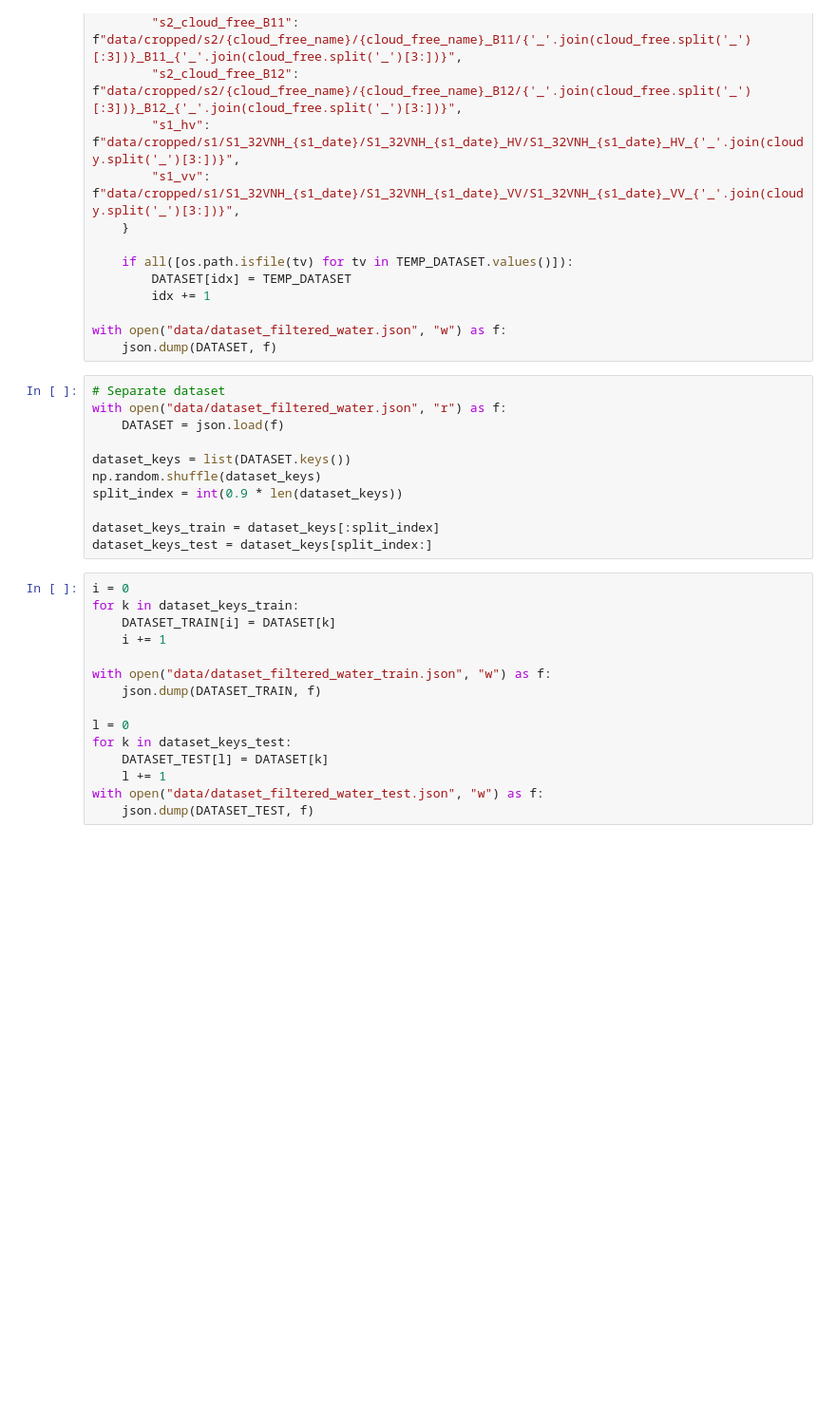
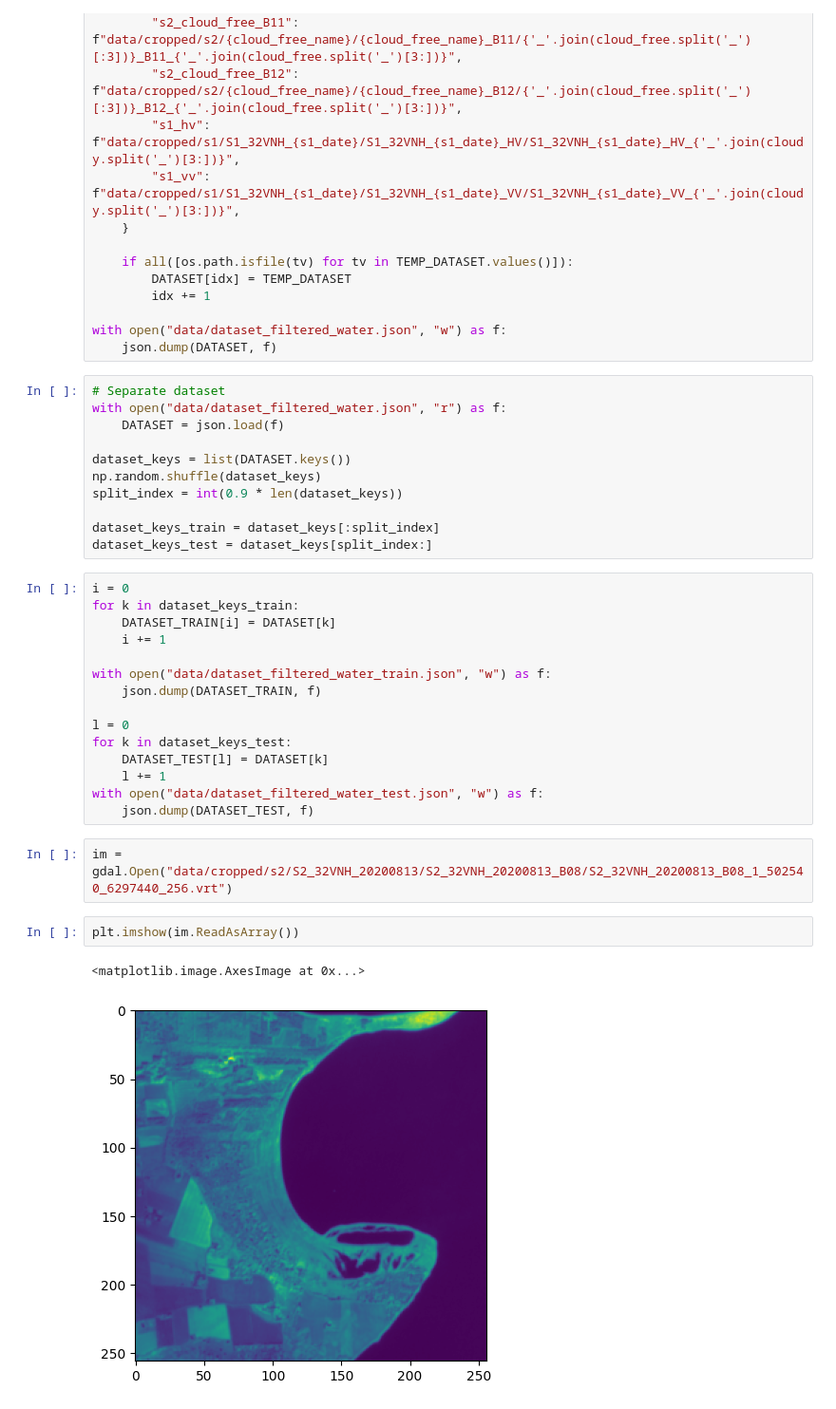
Before and after one commit to ThomasHEBRARD/cloud_removal, a Jupyter notebook: preprocess/prepare_dataset.ipynb, the cells around one changed output. Shown: that part at 95% size. Saved outputs shown, nothing was run; the diff lists cells and outputs as text; blank space fills up the shorter version.

```diff
--- a/preprocess/prepare_dataset.ipynb
+++ b/preprocess/prepare_dataset.ipynb
@@ -111,3 +111,10 @@ for k in dataset_keys_test:
     l += 1
 with open("data/dataset_filtered_water_test.json", "w") as f:
     json.dump(DATASET_TEST, f)
+# %%
+im = gdal.Open("data/cropped/s2/S2_32VNH_20200813/S2_32VNH_20200813_B08/S2_32VNH_20200813_B08_1_502540_6297440_256.vrt")
+# %%
+plt.imshow(im.ReadAsArray())
+# %% [output]
+<matplotlib.image.AxesImage at 0x...>
+[figure, added]
```
Also changed, not shown: 24 other files.
